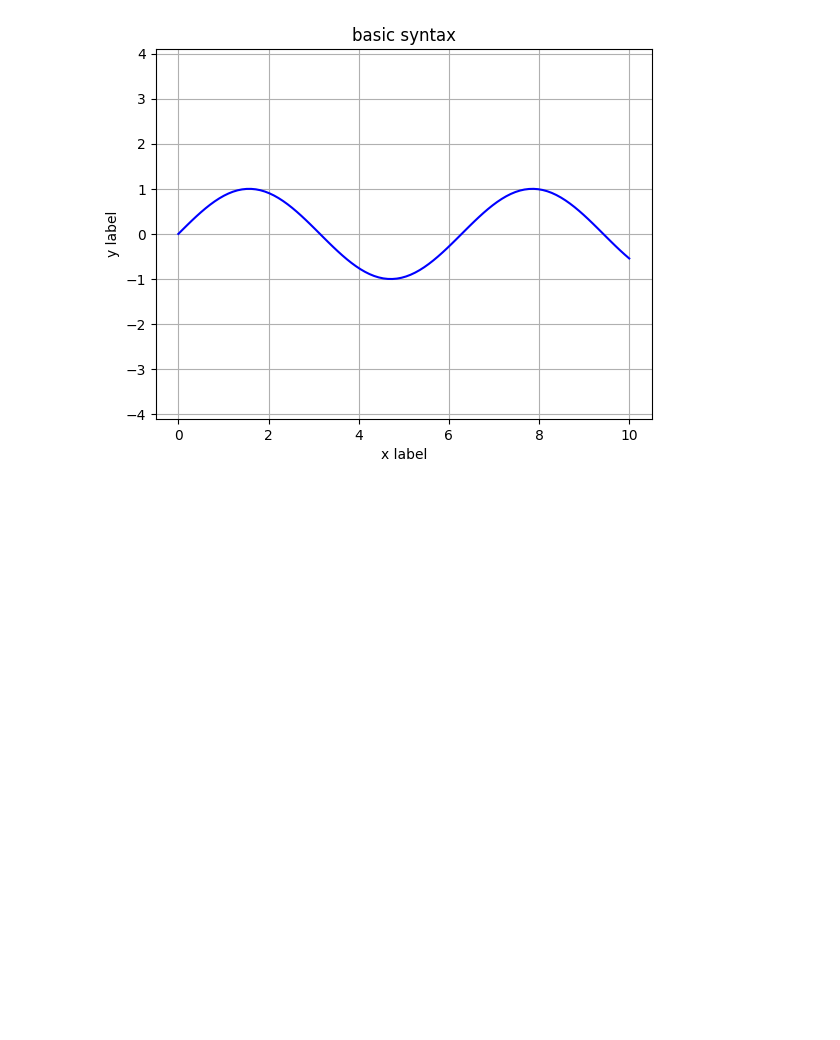
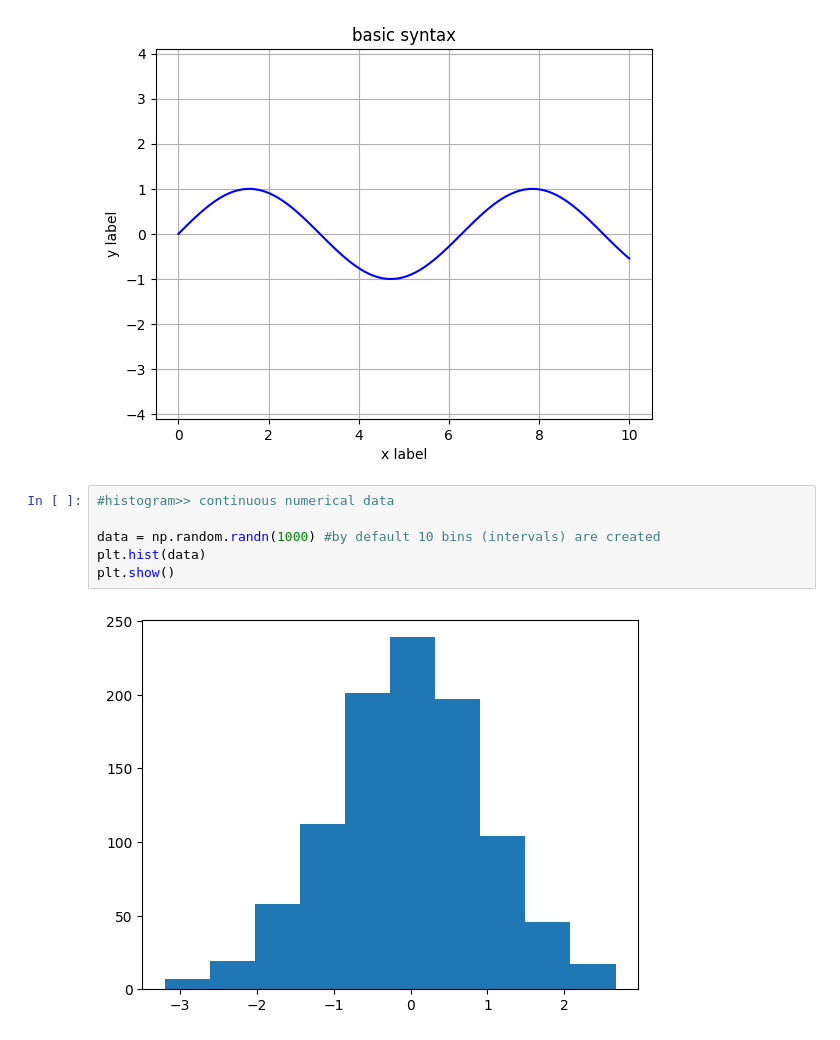
Before and after one commit to Vikash-Kumar-984/Python-Problems, a Jupyter notebook: Matplotlib/matplotlib.ipynb, the cells around one changed output. Cells and saved outputs as stored; diff of their text form; blank space fills up the shorter version.

```diff
--- a/Matplotlib/matplotlib.ipynb
+++ b/Matplotlib/matplotlib.ipynb
@@ -285,3 +285,11 @@ plt.grid()
 plt.show()
 # %% [output]
 [figure]
+# %%
+#histogram>> continuous numerical data
+
+data = np.random.randn(1000) #by default 10 bins (intervals) are created
+plt.hist(data)
+plt.show()
+# %% [output]
+[figure, added]
```
